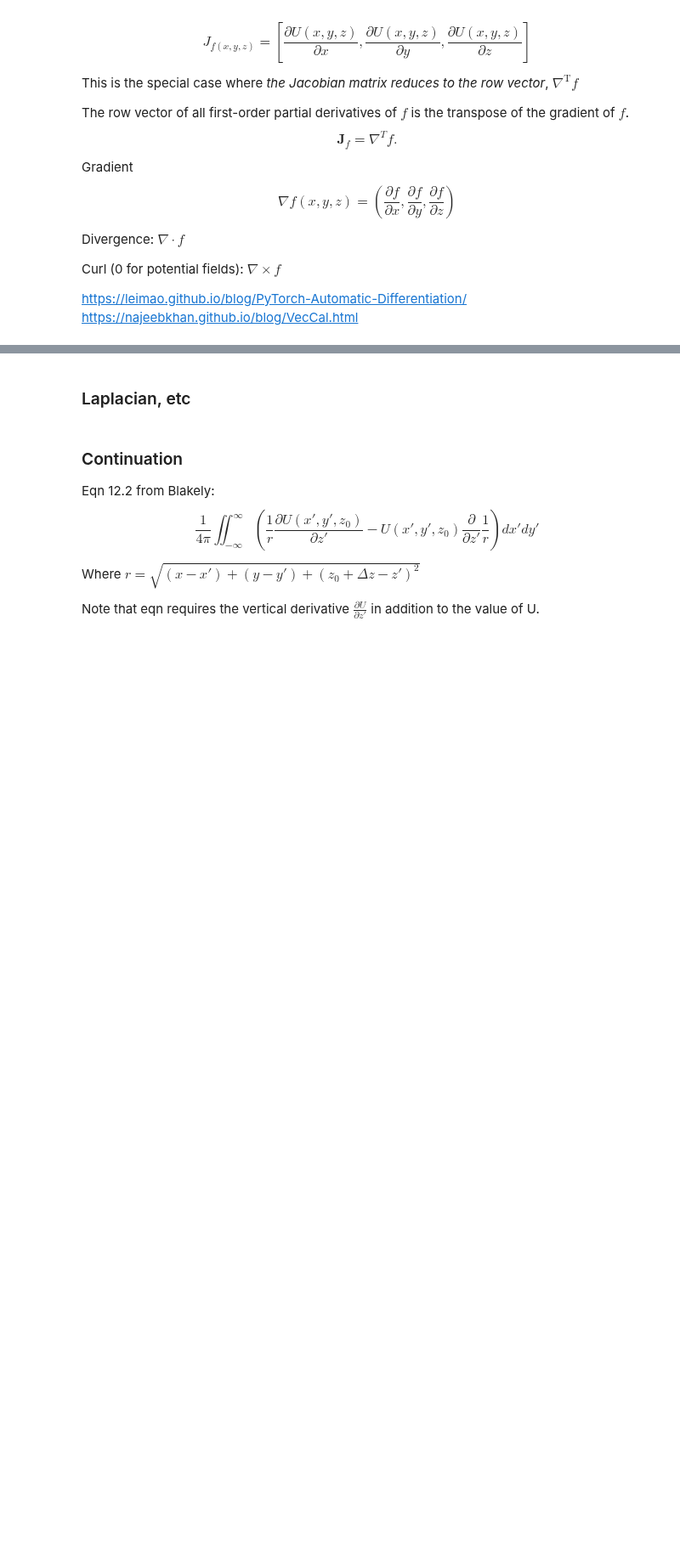
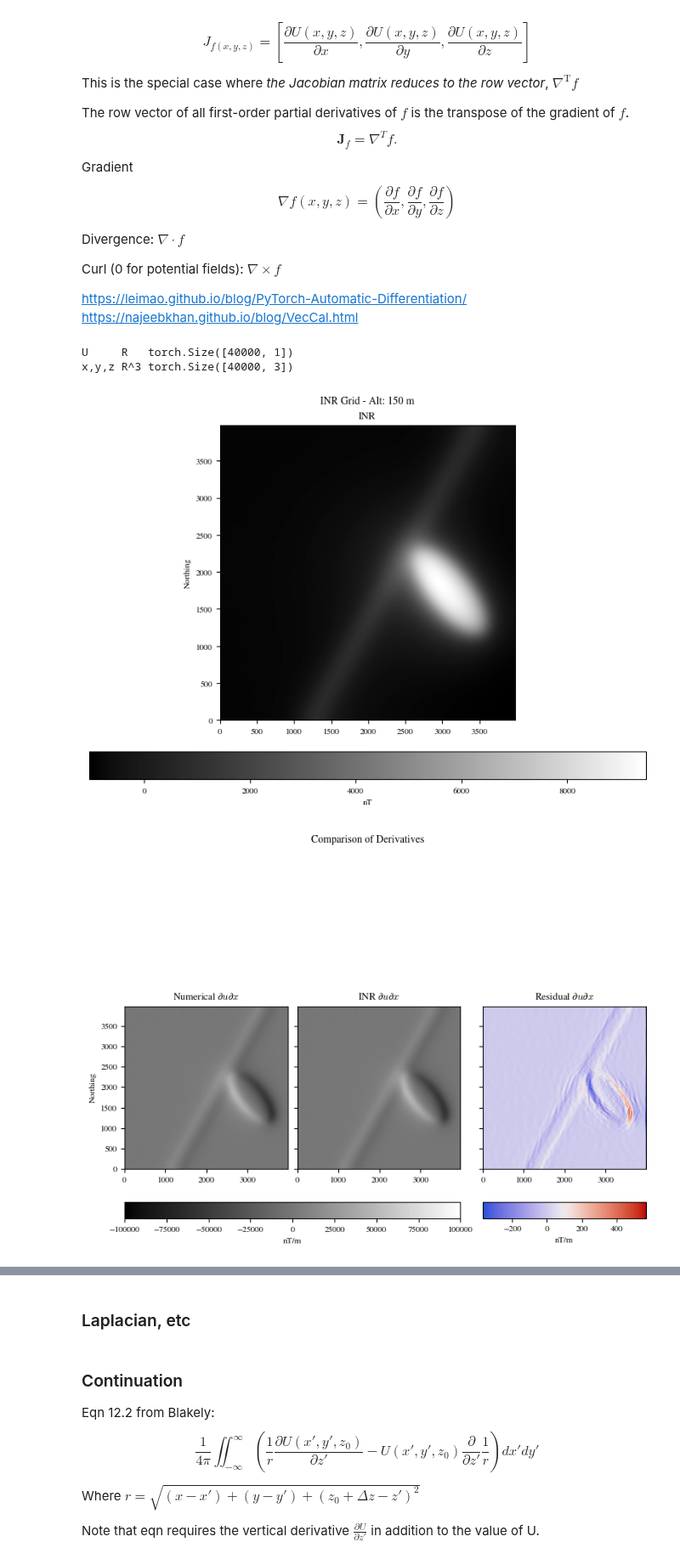
Before and after one commit to LSgeo/ImplicitGeo, a Jupyter notebook: GeoINR3D.ipynb, the cells around one changed output, grey strips where cells are left out. Shown at 85% size. Saved outputs shown, nothing was run; the diff lists cells and outputs as text; code cells hidden in the pictures; blank space fills up the shorter version.

```diff
--- a/GeoINR3D.ipynb
+++ b/GeoINR3D.ipynb
@@ -365,14 +459,26 @@ vmap_laplacian = PhysicsInform().vmap_laplacian
 # %%
-inr.return_coords = True
+## Simple method for "Gradient", torch.autograd.grad
+## The gradient is a special case of the Jacbian, when the function is scalar
+## https://math.stackexchange.com/questions/1519367/difference-between-gradient-and-jacobian
+
 shape = (200, 200, 1)
-query_xyz = construct_xyz((200, 200, 1), z_mod=-0.4)
+z_mod = normalise_fn(150, "up")
+query_xyz = construct_xyz(shape, z_mod=z_mod)
 query_xyz.requires_grad_(True)
 query_xyz = query_xyz.to(device)
 
+inr.return_coords = True
 pred_u, query_xyz = inr(query_xyz)
-pred_u = dataset.unnormalise(pred_u, "u")
 
-# u = pred_u.detach().cpu().clone().view(shape).rot90().squeeze().numpy()
+pred_u = dataset.unnormalise(pred_u, var="u")
+u = pred_u.detach().cpu().clone().view(shape).rot90().squeeze().numpy()
 
 print("U     R  ", pred_u.shape)
 print("x,y,z R^3", query_xyz.shape)
+
+grad = gradients(pred_u, query_xyz)
+# grad = [grad[0]]
+# print(f"{grad[0].shape = }")
+# %% [output]
+U     R   torch.Size([40000, 1])
+x,y,z R^3 torch.Size([40000, 3])
@@ -469,16 +486,16 @@ grad = gradients(pred_u, query_xyz)
 # First Derivative?
 inr_dudx, inr_dudy, inr_dudz = grad.detach().cpu().squeeze().permute(1, 0)
 inr_dudx = inr_dudx.view(shape[:2]).rot90().numpy()
-inr_dudy = -inr_dudy.view(shape[:2]).rot90().numpy()  # NOTE Negative sign
-inr_dudz = inr_dudz.view(shape[:2]).rot90().numpy()
+inr_dudy = -inr_dudy.view(shape[:2]).rot90().numpy()  # NOTE Negative convention
+inr_dudz = -inr_dudz.view(shape[:2]).rot90().numpy()
 
-ax_args = dict(cmap=cc.cm.CET_L1, extent=extent, vmin=-100, vmax=100)
+ax_args = dict(cmap=cc.cm.CET_L1, extent=extent, vmin=-100000, vmax=100000)
 
 geo_u = xr.DataArray(
     u,
     coords={
-        "northing": np.linspace(-1, 1, 500),
-        "easting": np.linspace(-1, 1, 500),
+        "northing": np.linspace(-1, 1, 200),
+        "easting": np.linspace(-1, 1, 200),
     },
     dims=["northing", "easting"],
 )
@@ -492,44 +509,78 @@ geo_dudz = harmonica.derivative_upward(geo_u)
 #     # inr_dudz=inr_dudz,
 # )
 
+nstd = (
+    3
+    * np.maximum((geo_dudx - inr_dudx).std(), (geo_dudy - inr_dudy).std()).max().item()
+)
+nstd = None
+
+fig = plt_kwargs(
+    f"INR Grid - Alt: {unnormalise_fn(z_mod, 'up'):.0f} m",
+    {**ax_args, **{"vmin": None, "vmax": None}},
+    shape=(1, 1),
+    **{
+        "figsize": (e_size("full"), e_size(140)),
+        "label": "nT",
+        "INR": u,
+    },
+    # geo_dudz=geo_dudz,
+)
+
 fig = plt_kwargs(
     "Comparison of Derivatives",
     ax_args,
-    shape=(2, 3),
+    shape=(1, 3),
     **{
         "figsize": (e_size("full"), e_size(140)),
         "label": "nT/m",
+        "std": nstd,
         "Numerical $\partial{u}\partial{x}$": geo_dudx,
         "INR $\partial{u}\partial{x}$": inr_dudx,
         "Residual $\partial{u}\partial{x}$": (geo_dudx - inr_dudx),
+    },
+)
+fig = plt_kwargs(
+    "Comparison of Derivatives",
+    ax_args,
+    shape=(1, 3),
+    **{
+        "figsize": (e_size("full"), e_size(140)),
+        "label": "nT/m",
+        "std": nstd,
         "Numerical $\partial{u}\partial{y}$": geo_dudy,
         "INR $\partial{u}\partial{y}$": inr_dudy,
         "Residual $\partial{u}\partial{y}$": (geo_dudy - inr_dudy),
     },
     # geo_dudz=geo_dudz,
 )
 
 fig.savefig("figures/dh_comparison")
 
 fig = plt_kwargs(
     "Comparison of Derivatives",
     ax_args,
-    shape=(1, 2),
+    shape=(1, 3),
     **{
         "label": "nT/m",
         "figsize": (e_size("full"), e_size(110)),
+        "std": nstd,
         # "figsize": (7.48, 3.73),
         "Numerical $\partial{u}\partial{z}$": geo_dudz,
         "INR $\partial{u}\partial{z}$": inr_dudz,
+        "Residual $\partial{u}\partial{y}$": (geo_dudz - inr_dudz),
     },
 )
 fig.savefig("figures/dv_comparison")
 # geo_dudz=geo_dudz,
 
 
 # plt_kwargs(
 #     r"Comparison First Derivative",
 #     {"cmap": cc.cm.CET_L8, **{"vmax": 3}},
 #     shape=(1, 3),
 #     residual_dudz=np.sqrt((geo_dudz - inr_dudz) ** 2),
 # )
+# %% [output]
+[figure, added]
+[figure, added]
```
Also changed, not shown: parts of 18 cells of this notebook, 2 other files.
